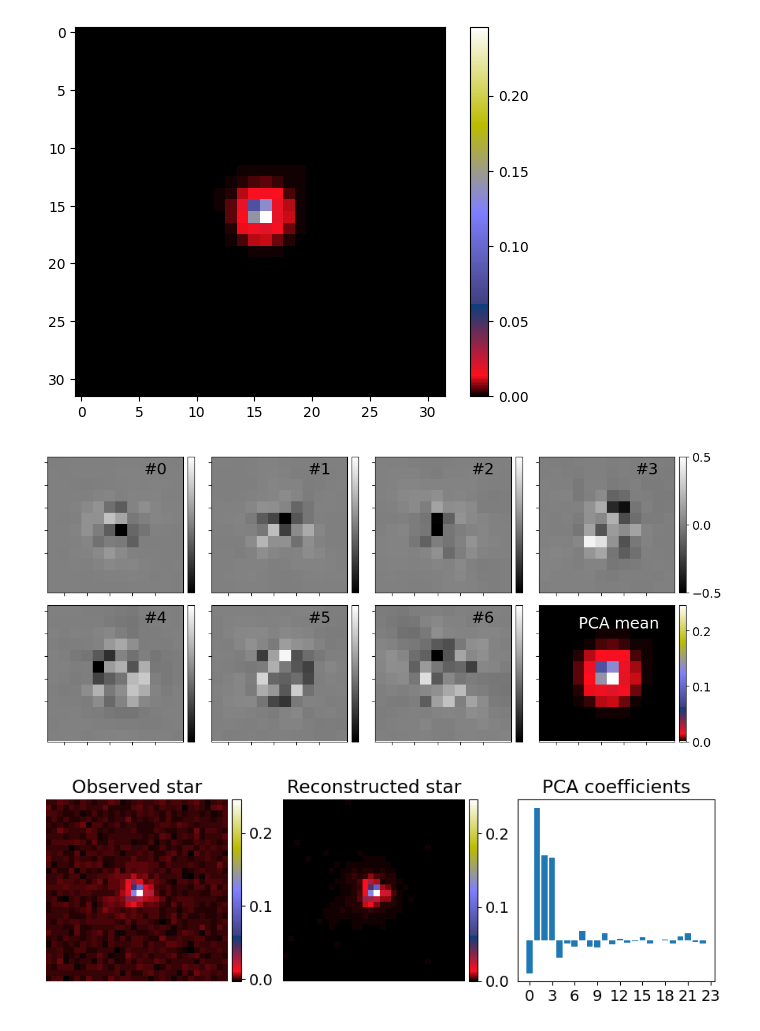
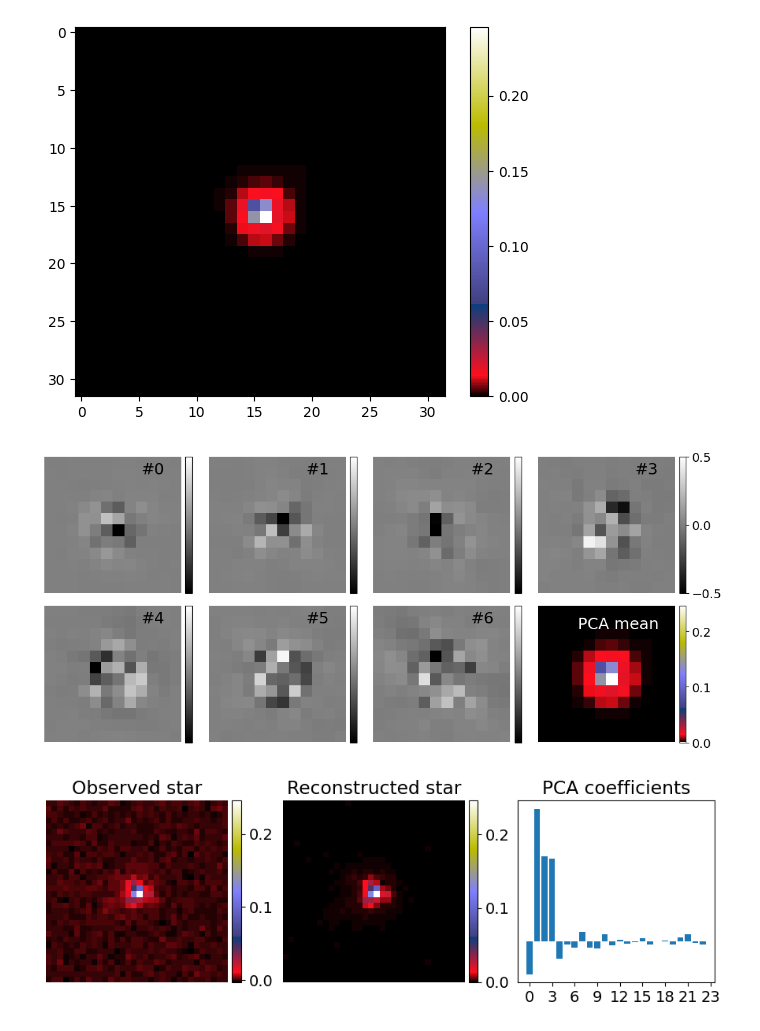
Before and after one commit to CentofantiEze/sed_spectral_classification, a Jupyter notebook: notebooks/plots/PCA_components.ipynb, the cells around one changed output. Saved outputs shown, nothing was run; the diff lists cells and outputs as text; code cells hidden in the pictures.

```diff
--- a/notebooks/classifiers/PCA_components.ipynb
+++ b/notebooks/plots/PCA_components.ipynb
@@ -91,37 +87,38 @@ plt.rc('font', size=14)          # controls default text sizes
 
 
 plt.subplots(components_to_plot//4,4, figsize=(11,components_to_plot*.6), constrained_layout=True)
 for i in range(components_to_plot):
     plt.subplot(components_to_plot//4,4,i+1)
     if i==7:
         plt.imshow(pca.mean_.reshape(32,32)[10:-10,10:-10], cmap='gist_stern')
         plt.annotate('PCA mean', (0,0), (3, 1.5), fontsize=18, color='white')
         cbar = plt.colorbar(fraction=0.047, pad=0.03)
         cbar.set_ticks([0, .1, .2])
 
     elif i==3:
         plt.imshow((pca.components_[i]).reshape(32,32)[10:-10,10:-10], cmap='gray', vmin=-.5, vmax=.5)
         plt.annotate('#'+str(i), (0,0), (8, 1), fontsize=18 )
         cbar = plt.colorbar(fraction=0.047, pad=0.03)
         cbar.set_ticks([-0.5, 0, 0.5])
     else:
         plt.imshow((pca.components_[i]).reshape(32,32)[10:-10,10:-10], cmap='gray', vmin=-.5, vmax=.5)
         plt.annotate('#'+str(i), (0,0), (8, 1), fontsize=18 )
         cbar = plt.colorbar(fraction=0.047, pad=0.03)
         cbar.set_ticks([])
 
 
 
 
     # plt.colorbar()
-    plt.xticks([1,3,5,7,9], ['', '', '', '', ''])
-    plt.yticks([0,2,4,6,8], ['', '', '', '', ''])
+    # plt.xticks([1,3,5,7,9], ['', '', '', '', ''])
+    # plt.yticks([0,2,4,6,8], ['', '', '', '', ''])
+    plt.axis('off')
 
 # plt.tight_layout()
 
-plt.savefig('PCA_components.pdf', bbox_inches='tight')
+plt.savefig('../figures/PCA_components.pdf', bbox_inches='tight')
 # %% [output]
-[figure, old version]
+[figure, new version]
 # %%
 star_example = noisy_train_stars[10]
 star_components = pca.transform(star_example.reshape(-1, 1024))
```
Also changed, not shown: parts of 3 cells of this notebook, 1 other file.
